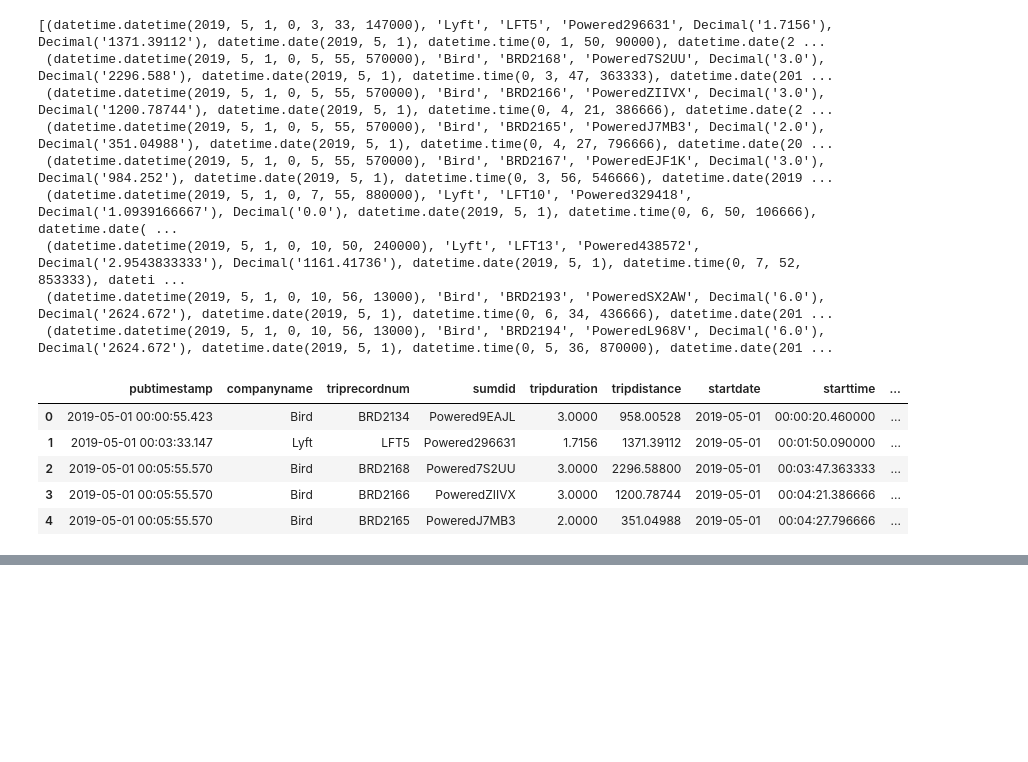
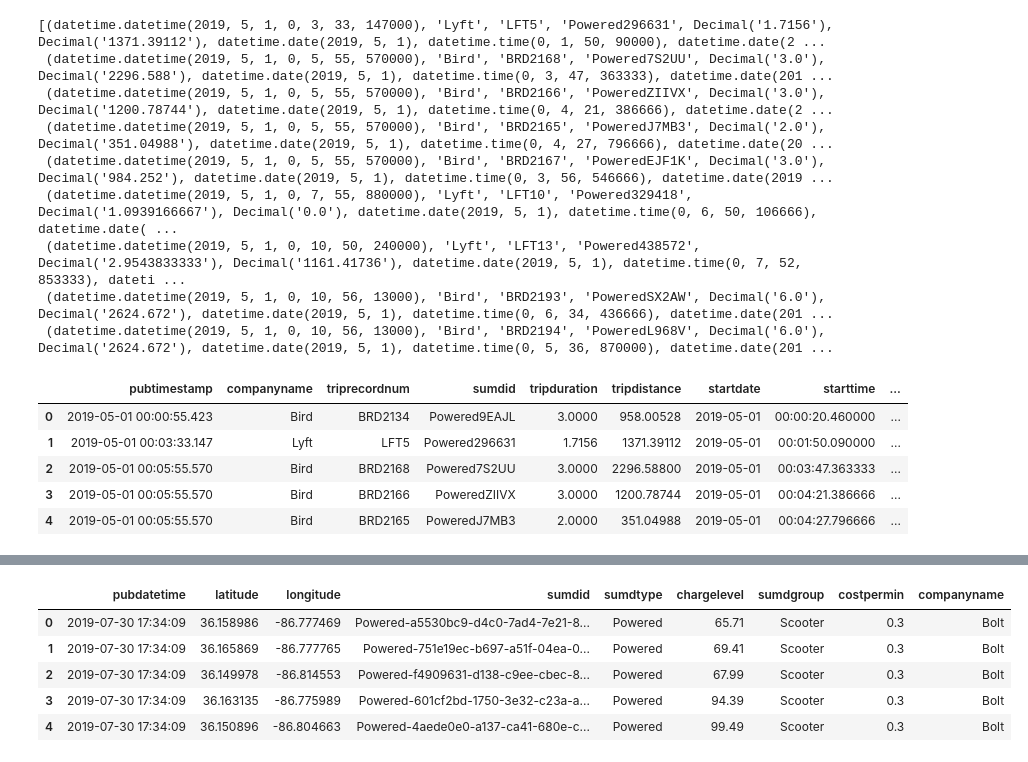
Before and after one commit to NSS-Data-Analytics-Cohort-11/scooters-hot_honey, a Jupyter notebook: notebook/Scooters.ipynb, the cells around one changed output, grey strips where cells are left out. Drawn from its saved outputs; the diff is of its cells as text; code cells hidden in the pictures; blank space fills up the shorter version.

```diff
--- a/notebook/Scooters.ipynb
+++ b/notebook/Scooters.ipynb
@@ -54,0 +164,11 @@ trips.head()
+# %%
+boltdf = pd.read_csv('../data/boltdf.csv')
+# %%
+boltdf.head()
+# %% [output]
+|  | pubdatetime | latitude | longitude | sumdid | sumdtype | chargelevel | sumdgroup | costpermin | companyname |
+| 0 | 2019-07-30 17:34:09 | 36.158986 | -86.777469 | Powered-a5530bc9-d4c0-7ad4-7e21-8... | Powered | 65.71 | Scooter | 0.3 | Bolt |
+| 1 | 2019-07-30 17:34:09 | 36.165869 | -86.777765 | Powered-751e19ec-b697-a51f-04ea-0... | Powered | 69.41 | Scooter | 0.3 | Bolt |
+| 2 | 2019-07-30 17:34:09 | 36.149978 | -86.814553 | Powered-f4909631-d138-c9ee-cbec-8... | Powered | 67.99 | Scooter | 0.3 | Bolt |
+| 3 | 2019-07-30 17:34:09 | 36.163135 | -86.775989 | Powered-601cf2bd-1750-3e32-c23a-a... | Powered | 94.39 | Scooter | 0.3 | Bolt |
+| 4 | 2019-07-30 17:34:09 | 36.150896 | -86.804663 | Powered-4aede0e0-a137-ca41-680e-c... | Powered | 99.49 | Scooter | 0.3 | Bolt |
```
Also changed, not shown: parts of 22 cells of this notebook.
